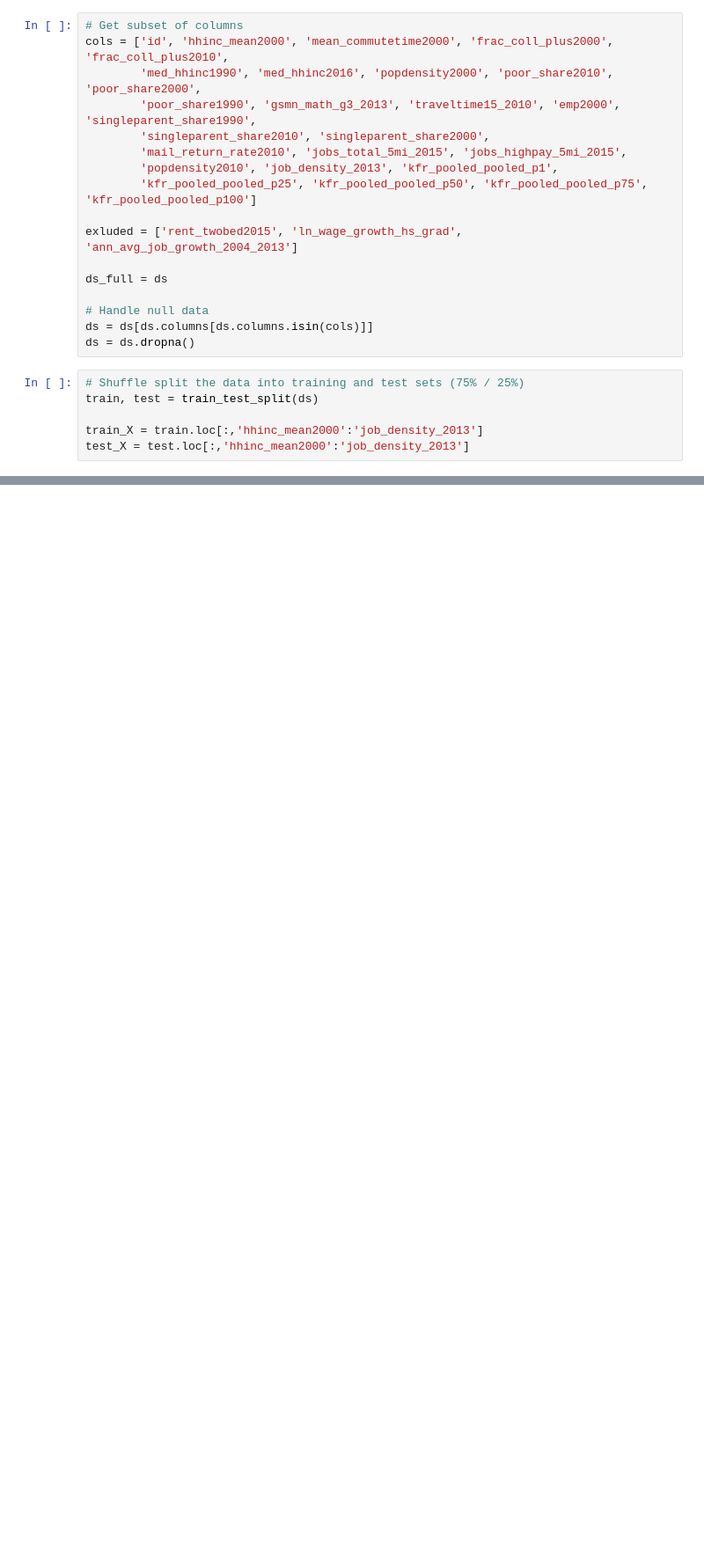
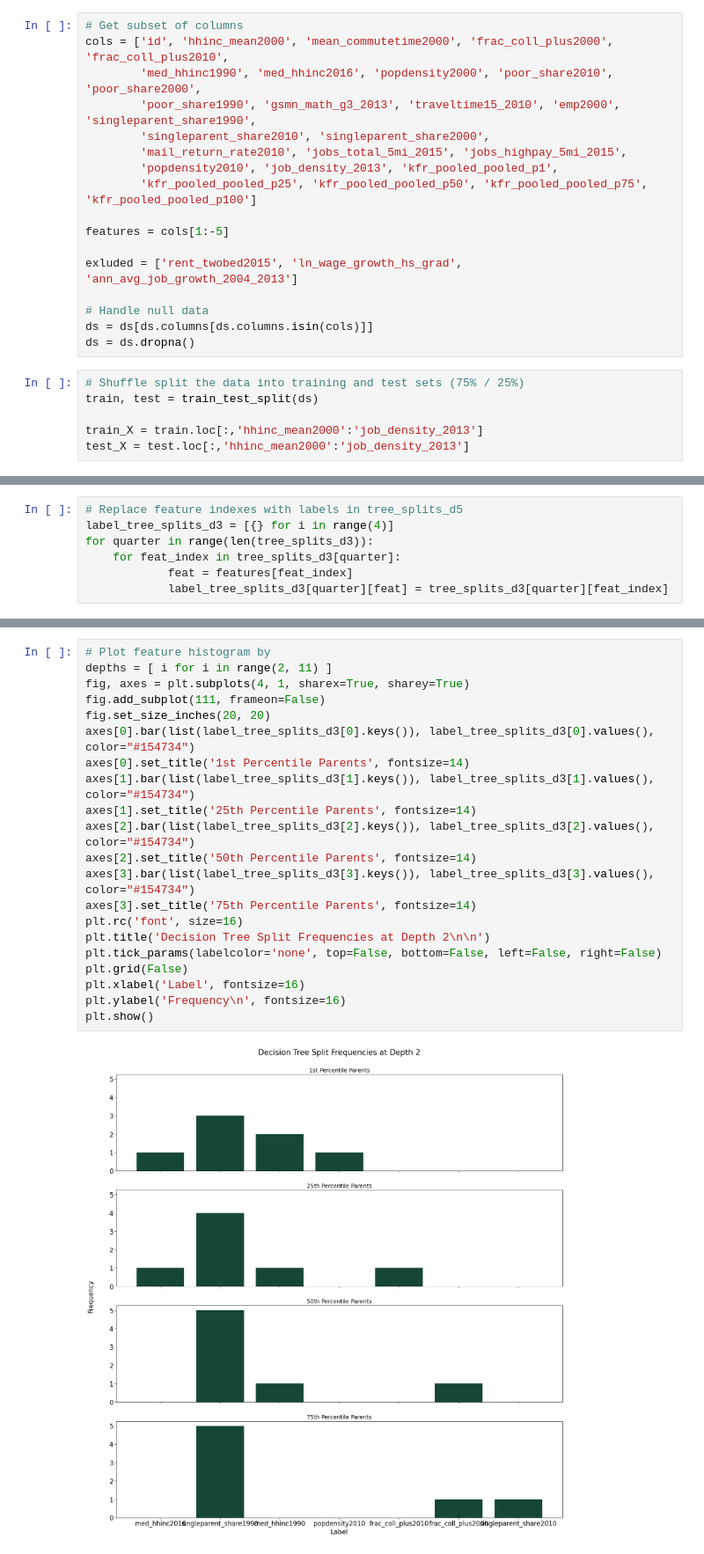
Before and after one commit to griffindvs/mobility-models, a Jupyter notebook: trees.ipynb, the cells around one changed output, grey strips where cells are left out. Shown at 88% size. Drawn from its saved outputs; the diff is of its cells as text; blank space fills up the shorter version.

```diff
--- a/trees.ipynb
+++ b/trees.ipynb
@@ -43,9 +43,9 @@ cols = ['id', 'hhinc_mean2000', 'mean_commutetime2000', 'frac_coll_plus2000', 'f
         'popdensity2010', 'job_density_2013', 'kfr_pooled_pooled_p1',
         'kfr_pooled_pooled_p25', 'kfr_pooled_pooled_p50', 'kfr_pooled_pooled_p75', 'kfr_pooled_pooled_p100']
 
+features = cols[1:-5]
+
 exluded = ['rent_twobed2015', 'ln_wage_growth_hs_grad', 'ann_avg_job_growth_2004_2013']
-
-ds_full = ds
 
 # Handle null data
 ds = ds[ds.columns[ds.columns.isin(cols)]]
@@ -95,4 +117,11 @@ for quarter in range(0, 4):
                 mlflow.sklearn.log_model(model, "model")
 
     tree_depth_rmse.append(tree_depth_rmse_per)
+# %%
+# Replace feature indexes with labels in tree_splits_d5
+label_tree_splits_d3 = [{} for i in range(4)]
+for quarter in range(len(tree_splits_d3)):
+    for feat_index in tree_splits_d3[quarter]:
+            feat = features[feat_index]
+            label_tree_splits_d3[quarter][feat] = tree_splits_d3[quarter][feat_index]
 # %%
@@ -145,0 +175,23 @@ plt.show()
+# %%
+# Plot feature histogram by
+depths = [ i for i in range(2, 11) ]
+fig, axes = plt.subplots(4, 1, sharex=True, sharey=True)
+fig.add_subplot(111, frameon=False)
+fig.set_size_inches(20, 20)
+axes[0].bar(list(label_tree_splits_d3[0].keys()), label_tree_splits_d3[0].values(), color="#154734")
+axes[0].set_title('1st Percentile Parents', fontsize=14)
+axes[1].bar(list(label_tree_splits_d3[1].keys()), label_tree_splits_d3[1].values(), color="#154734")
+axes[1].set_title('25th Percentile Parents', fontsize=14)
+axes[2].bar(list(label_tree_splits_d3[2].keys()), label_tree_splits_d3[2].values(), color="#154734")
+axes[2].set_title('50th Percentile Parents', fontsize=14)
+axes[3].bar(list(label_tree_splits_d3[3].keys()), label_tree_splits_d3[3].values(), color="#154734")
+axes[3].set_title('75th Percentile Parents', fontsize=14)
+plt.rc('font', size=16)
+plt.title('Decision Tree Split Frequencies at Depth 2\n\n')
+plt.tick_params(labelcolor='none', top=False, bottom=False, left=False, right=False)
+plt.grid(False)
+plt.xlabel('Label', fontsize=16)
+plt.ylabel('Frequency\n', fontsize=16)
+plt.show()
+# %% [output]
+[figure, added]
```
Also changed, not shown: parts of 6 cells of this notebook.
